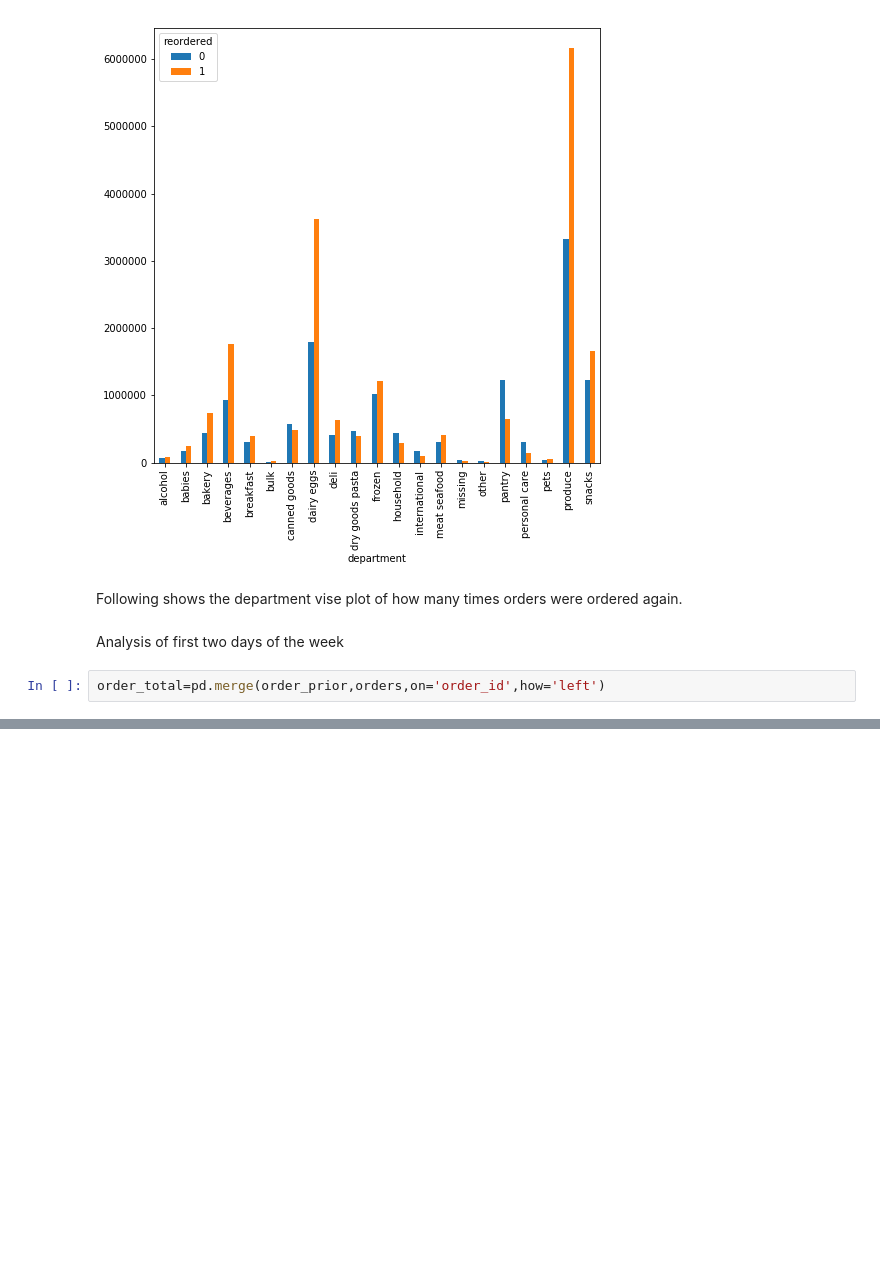
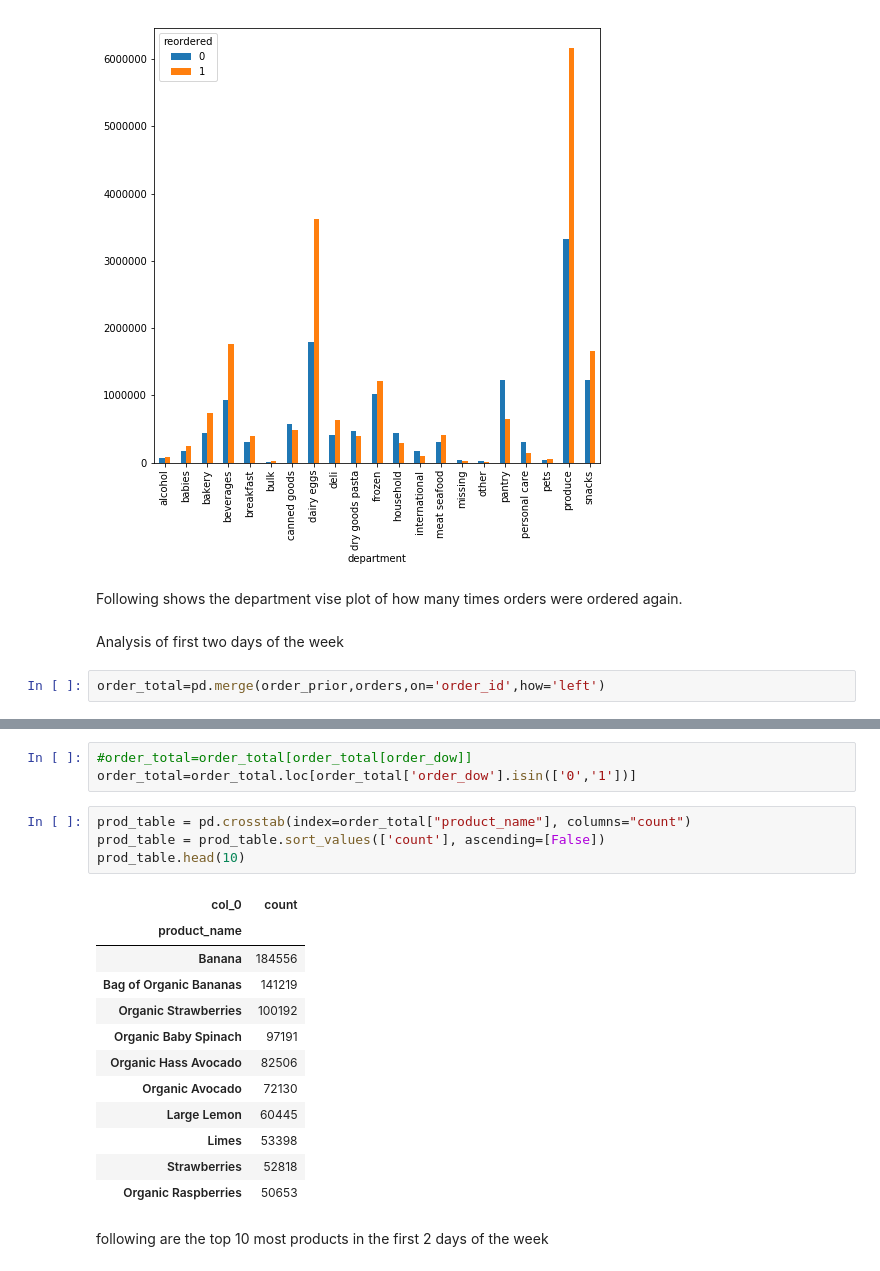
Before and after one commit to Pm1995/Instacart-Basket-Analysis-, a Jupyter notebook: EDA.ipynb, the cells around one changed output, grey strips where cells are left out. Cells and saved outputs as stored; diff of their text form; blank space fills up the shorter version.

```diff
--- a/EDA.ipynb
+++ b/EDA.ipynb
@@ -233,3 +233,25 @@ order_total.head()
 | 2 | 2 | 9327 | 3 | 0 | Garlic Powder | 104 | 13 | spices seasonings | ... |
 | 3 | 2 | 45918 | 4 | 1 | Coconut Butter | 19 | 13 | oils vinegars | ... |
 | 4 | 2 | 30035 | 5 | 0 | Natural Sweetener | 17 | 13 | baking ingredients | ... |
+# %%
+#order_total=order_total[order_total[order_dow]]
+order_total=order_total.loc[order_total['order_dow'].isin(['0','1'])]
+# %%
+prod_table = pd.crosstab(index=order_total["product_name"], columns="count")
+prod_table = prod_table.sort_values(['count'], ascending=[False])
+prod_table.head(10)
+# %% [output]
+| col_0 | count |
+| product_name |  |
+| Banana | 184556 |
+| Bag of Organic Bananas | 141219 |
+| Organic Strawberries | 100192 |
+| Organic Baby Spinach | 97191 |
+| Organic Hass Avocado | 82506 |
+| Organic Avocado | 72130 |
+| Large Lemon | 60445 |
+| Limes | 53398 |
+| Strawberries | 52818 |
+| Organic Raspberries | 50653 |
+# %% [markdown]
+following are the top 10 most products in the first 2 days of the week
```
Also changed, not shown: parts of 7 cells of this notebook.
